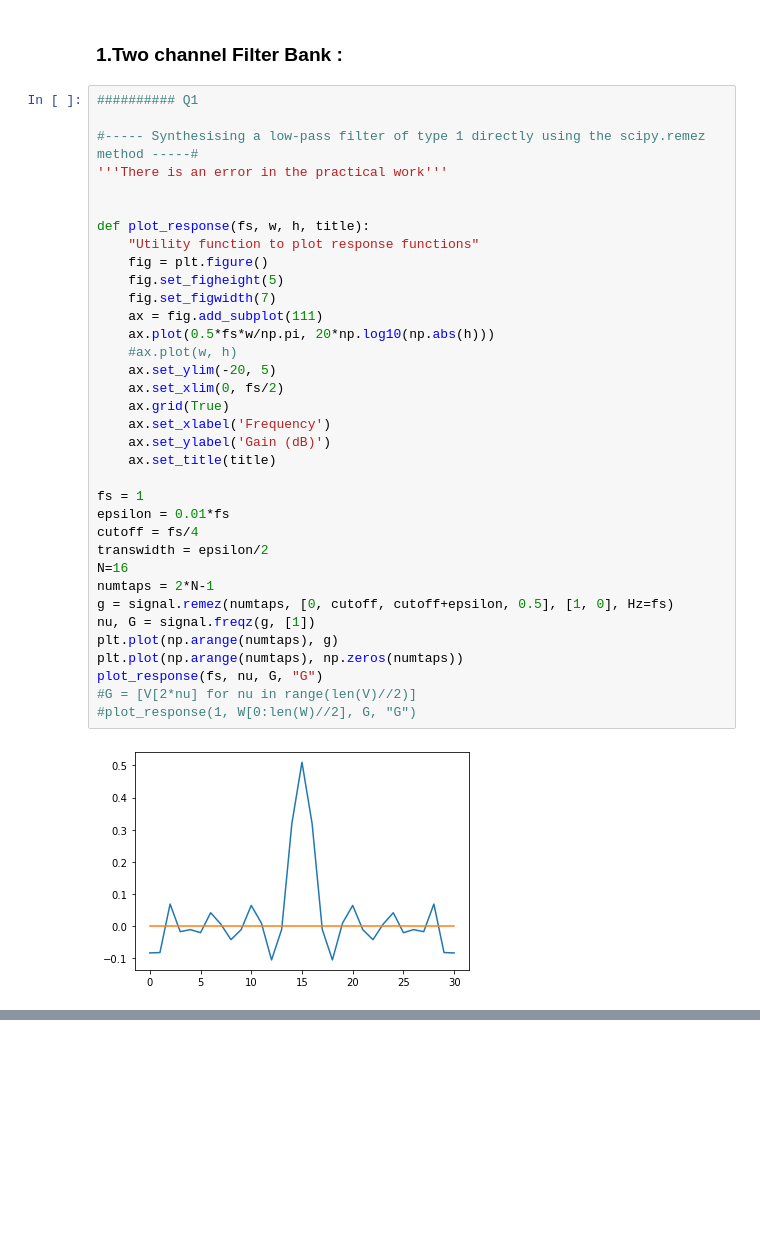
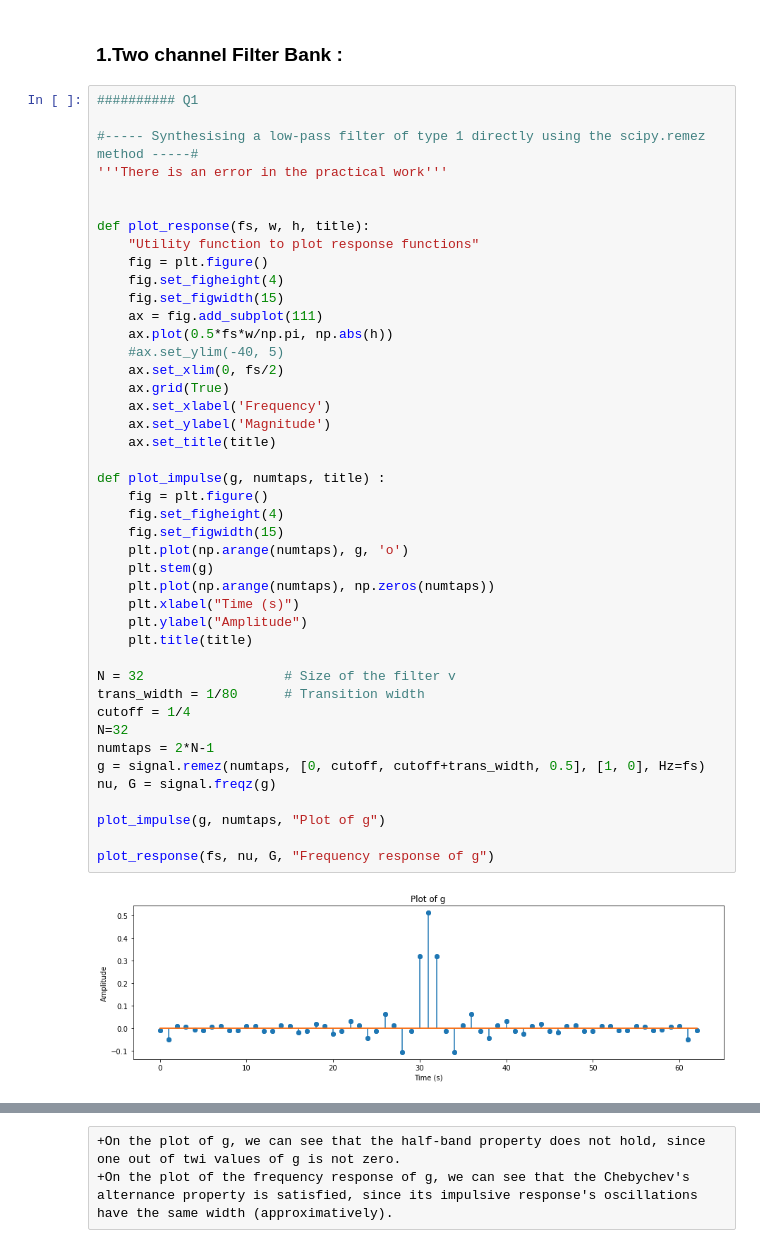
Before and after one commit to hiqbi/TSIA201, a Jupyter notebook: TP2/TSIA201_TP2_Notebook_IQBI_HAMZA.ipynb, the cells around one changed output, grey strips where cells are left out. Drawn from its saved outputs; the diff is of its cells as text; blank space fills up the shorter version.

```diff
--- a/TP2/TSIA201_TP2_Notebook_IQBI_HAMZA.ipynb
+++ b/TP2/TSIA201_TP2_Notebook_IQBI_HAMZA.ipynb
@@ -15,37 +16,45 @@ import pyaudio
 # %%
 ########## Q1
 
 #----- Synthesising a low-pass filter of type 1 directly using the scipy.remez method -----#
 '''There is an error in the practical work'''
 
 
 def plot_response(fs, w, h, title):
     "Utility function to plot response functions"
     fig = plt.figure()
-    fig.set_figheight(5)
-    fig.set_figwidth(7)
+    fig.set_figheight(4)
+    fig.set_figwidth(15)
     ax = fig.add_subplot(111)
-    ax.plot(0.5*fs*w/np.pi, 20*np.log10(np.abs(h)))
-    #ax.plot(w, h)
-    ax.set_ylim(-20, 5)
+    ax.plot(0.5*fs*w/np.pi, np.abs(h))
+    #ax.set_ylim(-40, 5)
     ax.set_xlim(0, fs/2)
     ax.grid(True)
     ax.set_xlabel('Frequency')
-    ax.set_ylabel('Gain (dB)')
+    ax.set_ylabel('Magnitude')
     ax.set_title(title)
 
-fs = 1
-epsilon = 0.01*fs
-cutoff = fs/4
-transwidth = epsilon/2
-N=16
+def plot_impulse(g, numtaps, title) :
+    fig = plt.figure()
+    fig.set_figheight(4)
+    fig.set_figwidth(15)
+    plt.plot(np.arange(numtaps), g, 'o')
+    plt.stem(g)
+    plt.plot(np.arange(numtaps), np.zeros(numtaps))
+    plt.xlabel("Time (s)")
+    plt.ylabel("Amplitude")
+    plt.title(title)
+
+N = 32                  # Size of the filter v
+trans_width = 1/80      # Transition width
+cutoff = 1/4
+N=32
 numtaps = 2*N-1
-g = signal.remez(numtaps, [0, cutoff, cutoff+epsilon, 0.5], [1, 0], Hz=fs)
-nu, G = signal.freqz(g, [1])
-plt.plot(np.arange(numtaps), g)
-plt.plot(np.arange(numtaps), np.zeros(numtaps))
-plot_response(fs, nu, G, "G")
-#G = [V[2*nu] for nu in range(len(V)//2)]
-#plot_response(1, W[0:len(W)//2], G, "G")
+g = signal.remez(numtaps, [0, cutoff, cutoff+trans_width, 0.5], [1, 0], Hz=fs)
+nu, G = signal.freqz(g)
+
+plot_impulse(g, numtaps, "Plot of g")
+
+plot_response(fs, nu, G, "Frequency response of g")
 # %% [output]
-[figure, old version]
+[figure, new version]
@@ -53,3 +62,6 @@ plot_response(fs, nu, G, "G")
+# %% [raw]
++On the plot of g, we can see that the half-band property does not hold, since one out of twi values of g is not zero.
++On the plot of the frequency response of g, we can see that the Chebychev's alternance property is satisfied, since its impulsive response's oscillations have the same width (approximatively).
 # %%
 ########## Q2
 
```
Also changed, not shown: parts of 5 cells of this notebook.
